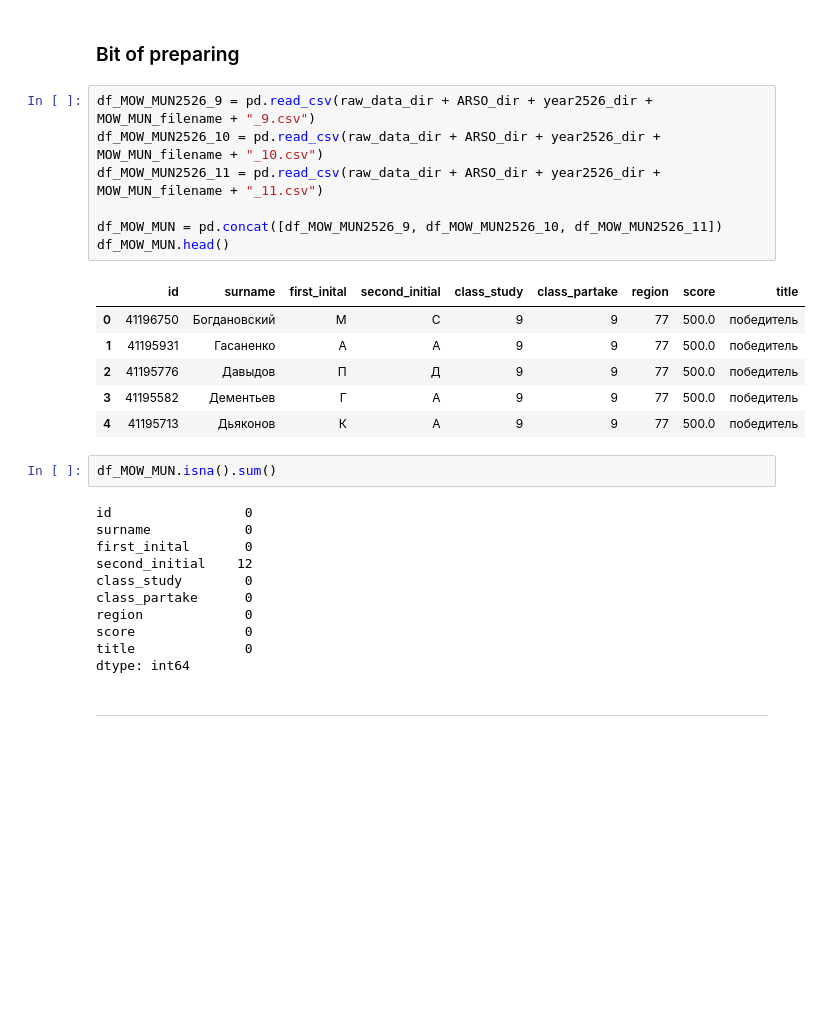
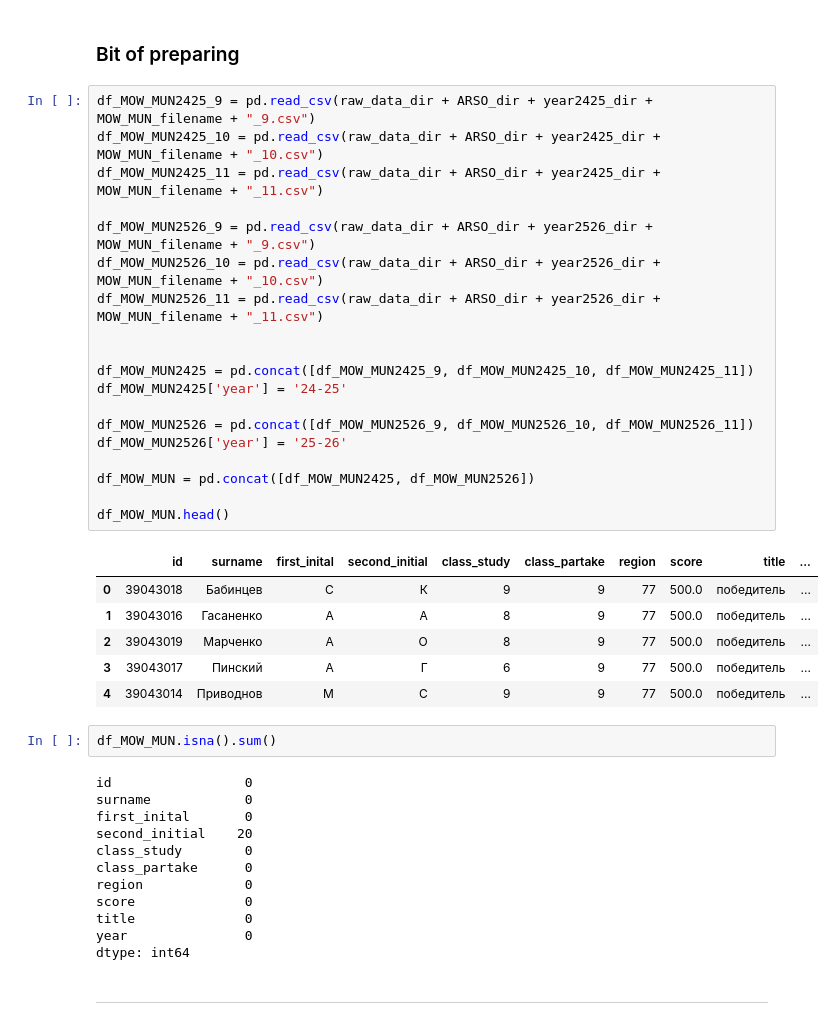
Before and after one commit to VladG00dmanPersonal/LMSH_AI_HACK, a Jupyter notebook: src/Vlad/EDA.ipynb, the cells around one changed output. Saved outputs shown, nothing was run; the diff lists cells and outputs as text; blank space fills up the shorter version.

```diff
--- a/src/Vlad/EDA.ipynb
+++ b/src/Vlad/EDA.ipynb
@@ -754,31 +985,44 @@ df_MOW_MUN2526_11.head()
 # %% [markdown]
 ### Bit of preparing
 # %%
+df_MOW_MUN2425_9 = pd.read_csv(raw_data_dir + ARSO_dir + year2425_dir + MOW_MUN_filename + "_9.csv")
+df_MOW_MUN2425_10 = pd.read_csv(raw_data_dir + ARSO_dir + year2425_dir + MOW_MUN_filename + "_10.csv")
+df_MOW_MUN2425_11 = pd.read_csv(raw_data_dir + ARSO_dir + year2425_dir + MOW_MUN_filename + "_11.csv")
+
 df_MOW_MUN2526_9 = pd.read_csv(raw_data_dir + ARSO_dir + year2526_dir + MOW_MUN_filename + "_9.csv")
 df_MOW_MUN2526_10 = pd.read_csv(raw_data_dir + ARSO_dir + year2526_dir + MOW_MUN_filename + "_10.csv")
 df_MOW_MUN2526_11 = pd.read_csv(raw_data_dir + ARSO_dir + year2526_dir + MOW_MUN_filename + "_11.csv")
 
-df_MOW_MUN = pd.concat([df_MOW_MUN2526_9, df_MOW_MUN2526_10, df_MOW_MUN2526_11])
+
+df_MOW_MUN2425 = pd.concat([df_MOW_MUN2425_9, df_MOW_MUN2425_10, df_MOW_MUN2425_11])
+df_MOW_MUN2425['year'] = '24-25'
+
+df_MOW_MUN2526 = pd.concat([df_MOW_MUN2526_9, df_MOW_MUN2526_10, df_MOW_MUN2526_11])
+df_MOW_MUN2526['year'] = '25-26'
+
+df_MOW_MUN = pd.concat([df_MOW_MUN2425, df_MOW_MUN2526])
+
 df_MOW_MUN.head()
 # %% [output]
-|  | id | surname | first_inital | second_initial | class_study | class_partake | region | score | title |
-| 0 | 41196750 | Богдановский | М | С | 9 | 9 | 77 | 500.0 | победитель |
-| 1 | 41195931 | Гасаненко | А | А | 9 | 9 | 77 | 500.0 | победитель |
-| 2 | 41195776 | Давыдов | П | Д | 9 | 9 | 77 | 500.0 | победитель |
-| 3 | 41195582 | Дементьев | Г | А | 9 | 9 | 77 | 500.0 | победитель |
-| 4 | 41195713 | Дьяконов | К | А | 9 | 9 | 77 | 500.0 | победитель |
+|  | id | surname | first_inital | second_initial | class_study | class_partake | region | score | title | ... |
+| 0 | 39043018 | Бабинцев | С | К | 9 | 9 | 77 | 500.0 | победитель | ... |
+| 1 | 39043016 | Гасаненко | А | А | 8 | 9 | 77 | 500.0 | победитель | ... |
+| 2 | 39043019 | Марченко | А | О | 8 | 9 | 77 | 500.0 | победитель | ... |
+| 3 | 39043017 | Пинский | А | Г | 6 | 9 | 77 | 500.0 | победитель | ... |
+| 4 | 39043014 | Приводнов | М | С | 9 | 9 | 77 | 500.0 | победитель | ... |
 # %%
 df_MOW_MUN.isna().sum()
 # %% [output]
 id                 0
 surname            0
 first_inital       0
-second_initial    12
+second_initial    20
 class_study        0
 class_partake      0
 region             0
 score              0
 title              0
+year               0
 dtype: int64
 # %% [markdown]
 ---
```
Also changed, not shown: parts of 27 cells of this notebook.
